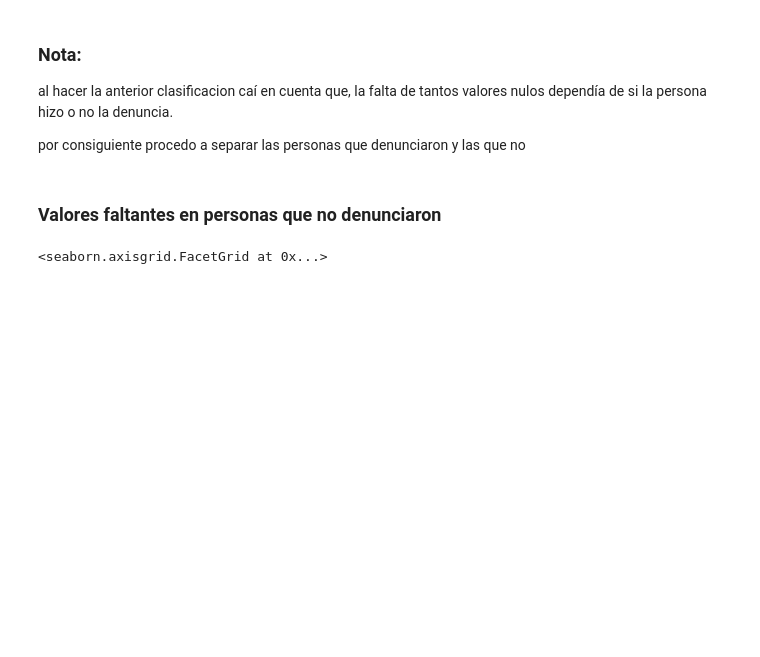
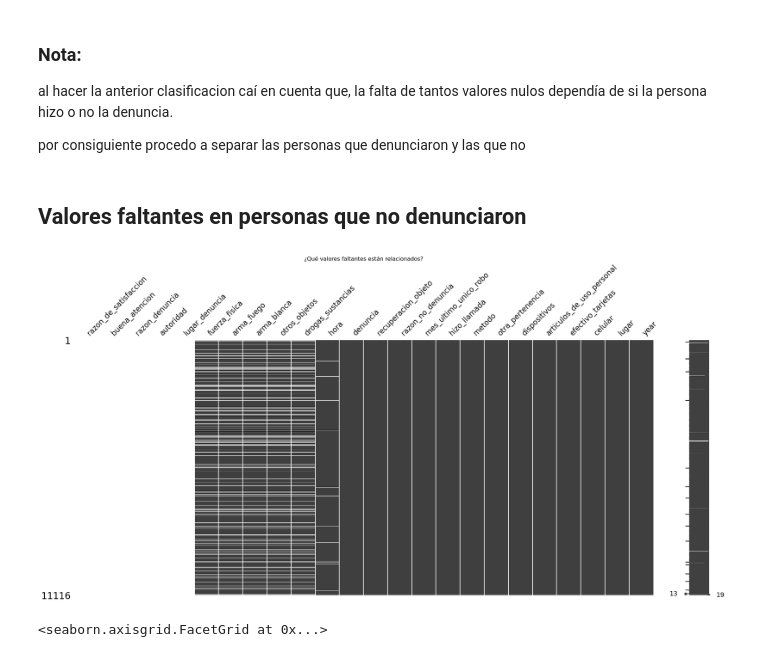
Before and after one commit to giraljv/hurtos_colombia, a Jupyter notebook: notebooks/0-1_nulls.ipynb, the cells around one changed output. Drawn from its saved outputs; the diff is of its cells as text; code cells hidden in the pictures; blank space fills up the shorter version.

```diff
--- a/notebooks/0-1_nulls.ipynb
+++ b/notebooks/0-1_nulls.ipynb
@@ -126,7 +91,18 @@ por consiguiente procedo a separar las personas que denunciaron y las que no
 df_si_denuncia = df[df['denuncia']=='si']
 df_no_denuncia = df[df['denuncia']=='no']
 # %% [markdown]
-### Valores faltantes en personas que no denunciaron
+## Valores faltantes en personas que no denunciaron
+# %%
+(
+    df_no_denuncia
+    .ms_tools.sort_variables_by_missingness()
+    .sort_values(by='razon_denuncia')
+    .pipe(missingno.matrix)
+)
+plt.title('¿Qué valores faltantes están relacionados?')
+plt.show()
+# %% [output]
+[figure, added]
 # %%
 df_no_denuncia.ms_tools.vis_proportion()
 # %% [output]
```
Also changed, not shown: parts of 33 cells of this notebook.
